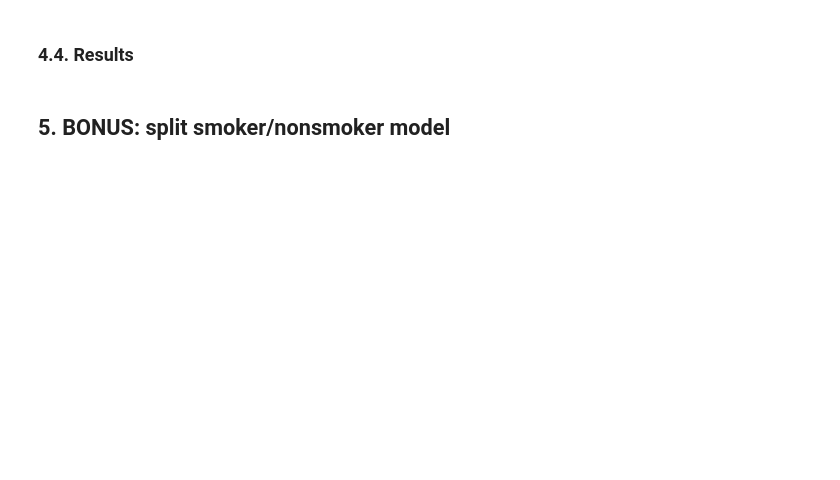
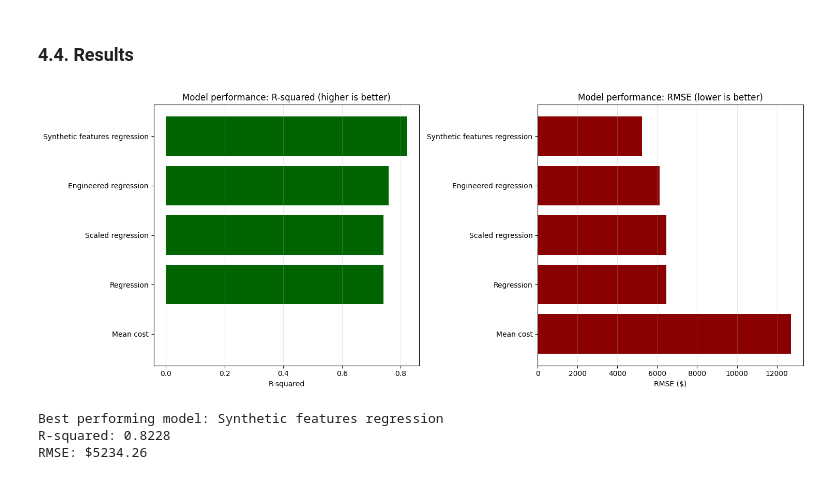
Before and after one commit to 4GeeksAcademy/gperdrizet-linear-regression, a Jupyter notebook: notebooks/solution.ipynb, the cells around one changed output. Drawn from its saved outputs; the diff is of its cells as text; code cells hidden in the pictures; blank space fills up the shorter version.

Commit message:
Added diagnostic plots for regression

```diff
--- a/notebooks/solution.ipynb
+++ b/notebooks/solution.ipynb
@@ -328,23 +428,64 @@ plt.show()
-# %% [markdown]
-## 5. BONUS: split smoker/nonsmoker model
-# %%
-split_model = funcs.SplitModel(poly_training_df, poly_testing_df)
-split_model.fit()
-split_model.predict()
-rmse, rsq = split_model.evaluate()
-
-results['RMSE']['Split regression'] = rmse
-results['R2']['Split regression'] = rsq
-print(f'Testing data predictions RMSE: ${rmse:.2f}')
-print(f'Testing data predictions R squared: {rsq:.2f}')
 # %%
-fig, axs = plt.subplots(2, 1, figsize=(10, 10))
-axs[0].barh(list(results['R2'].keys()), list(results['R2'].values()), color='black')
+fig, axs = plt.subplots(1, 2, figsize=(15, 6))
+
+# R-squared plot
+axs[0].barh(list(results['R2'].keys()), list(results['R2'].values()), color='darkgreen')
 axs[0].set_xlabel('R-squared')
-axs[0].set_title('Model performance comparison (R-squared)')
+axs[0].set_title('Model performance: R-squared (higher is better)')
+axs[0].grid(axis='x', alpha=0.3)
 
-axs[1].barh(list(results['RMSE'].keys()), list(results['RMSE'].values()), color='black')
-axs[1].set_xlabel('RMSE')
-axs[1].set_title('Model performance comparison (RMSE)')
+# RMSE plot
+axs[1].barh(list(results['RMSE'].keys()), list(results['RMSE'].values()), color='darkred')
+axs[1].set_xlabel('RMSE ($)')
+axs[1].set_title('Model performance: RMSE (lower is better)')
+axs[1].grid(axis='x', alpha=0.3)
 
+plt.tight_layout()
 plt.show()
+# %% [output]
+[figure, added]
+# %%
+# Find the best model based on highest R-squared
+best_model_name = max(results['R2'], key=results['R2'].get)
+best_r2 = results['R2'][best_model_name]
+best_rmse = results['RMSE'][best_model_name]
+
+print(f"Best performing model: {best_model_name}")
+print(f"R-squared: {best_r2:.4f}")
+print(f"RMSE: ${best_rmse:.2f}")
+
+# Generate predictions for the best model
+if best_model_name == 'Mean cost':
+    best_predictions = [mean_cost] * len(testing_df)
+    best_actual = testing_df['charges'].values
+elif best_model_name == 'Regression':
+    linear_model = LinearRegression()
+    linear_model.fit(training_df.drop(columns=['charges']), training_df['charges'])
+    best_predictions = linear_model.predict(testing_df.drop(columns=['charges']))
+    best_actual = testing_df['charges'].values
+elif best_model_name == 'Scaled regression':
+    linear_model = LinearRegression()
+    linear_model.fit(scaled_training_df.drop(columns=['charges']), scaled_training_df['charges'])
+    predictions = linear_model.predict(scaled_testing_df.drop(columns=['charges']))
+    best_predictions = label_transformer.inverse_transform(predictions.reshape(-1, 1)).flatten()
+    best_actual = label_transformer.inverse_transform(scaled_testing_df['charges'].values.reshape(-1, 1)).flatten()
+elif best_model_name == 'Engineered regression':
+    linear_model = LinearRegression()
+    linear_model.fit(engineered_training_df.drop(columns=['charges']), engineered_training_df['charges'])
+    best_predictions = linear_model.predict(engineered_testing_df.drop(columns=['charges']))
+    best_actual = engineered_testing_df['charges'].values
+elif best_model_name == 'Synthetic features regression':
+    linear_model = LinearRegression()
+    linear_model.fit(poly_training_df.drop(columns=['charges']), poly_training_df['charges'])
+    best_predictions = linear_model.predict(poly_testing_df.drop(columns=['charges']))
+    best_actual = poly_testing_df['charges'].values
+elif best_model_name == 'Split regression':
+    split_model = SplitModel(poly_training_df, poly_testing_df)
+    split_model.fit()
+    split_model.predict()
+    best_predictions = split_model.smoker_predictions.tolist() + split_model.nonsmoker_predictions.tolist()
+    best_actual = split_model.smoker_testing_df['charges'].tolist() + split_model.nonsmoker_testing_df['charges'].tolist()
+# %% [output]
+Best performing model: Synthetic features regression
+R-squared: 0.8228
+RMSE: $5234.26
```
Also changed, not shown: parts of 22 cells of this notebook.
